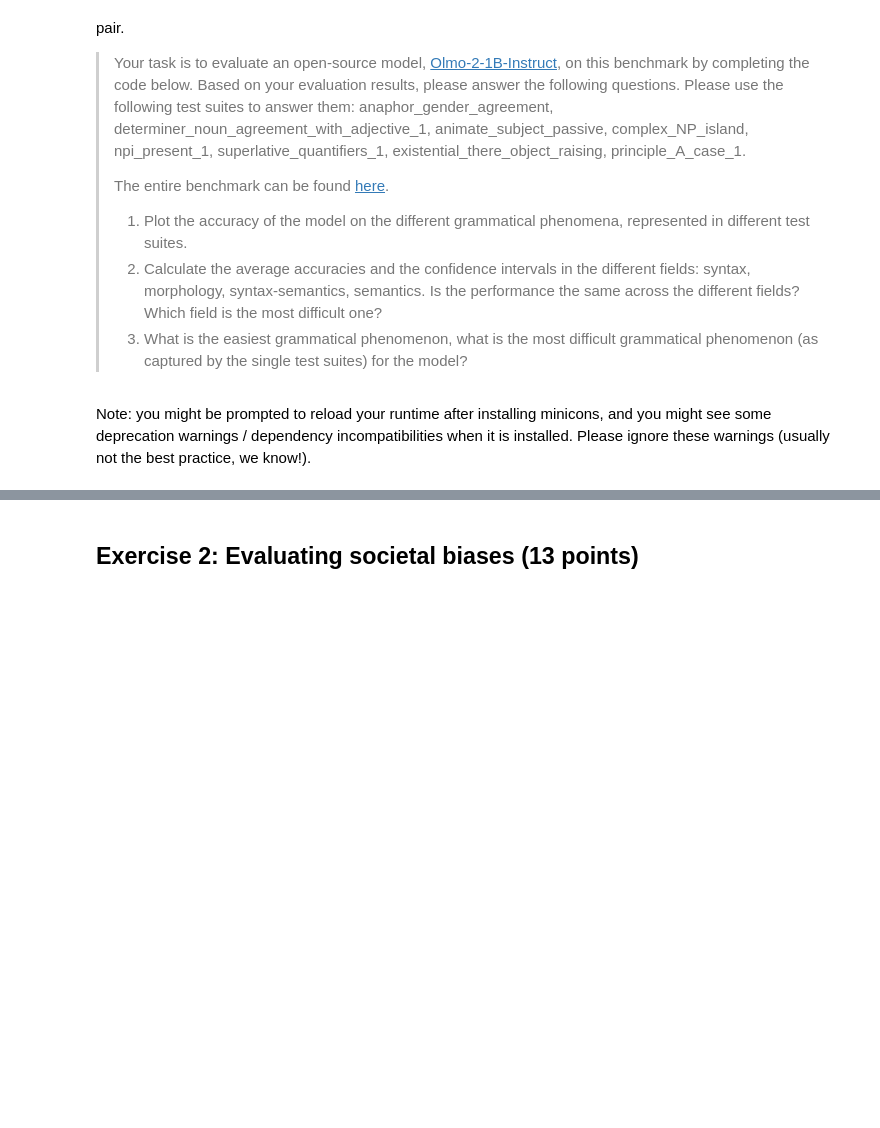
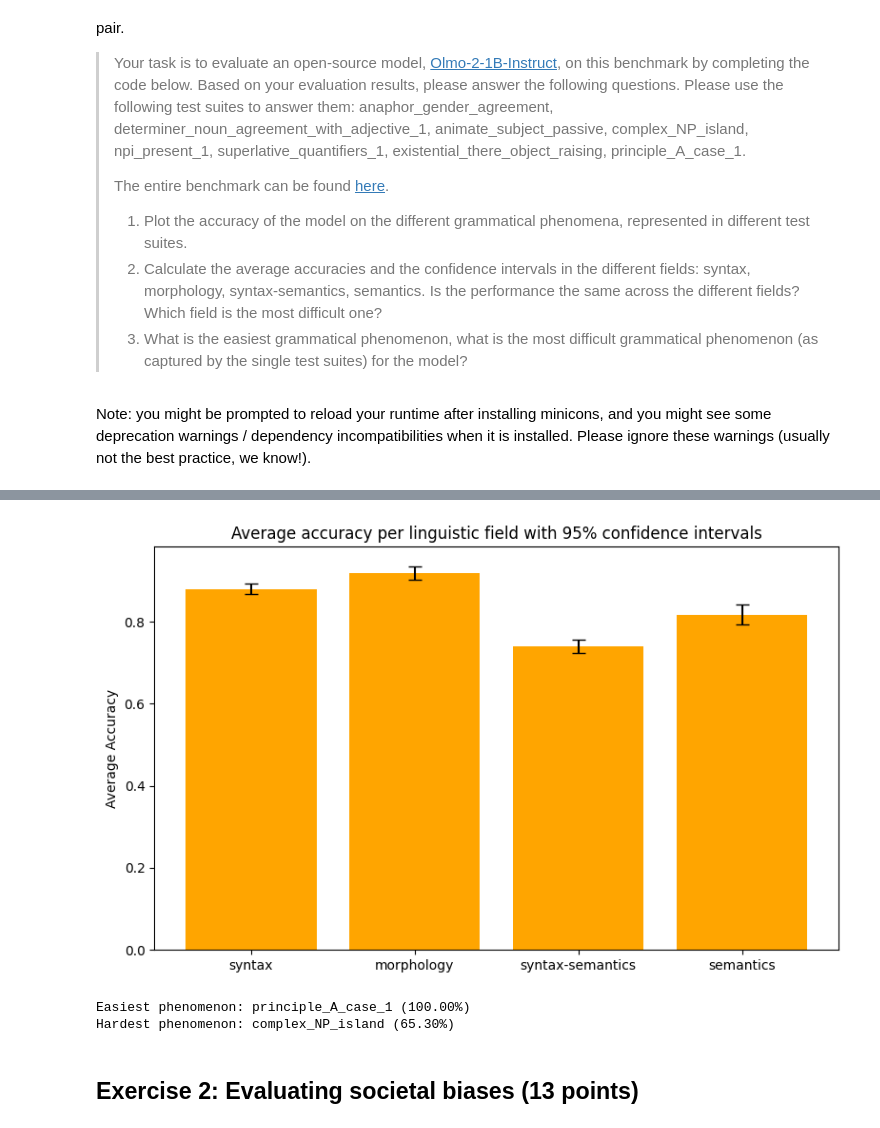
Before and after one commit to Siri-cod/LLMcourse, a Jupyter notebook: homework/04_evaluation.ipynb, the cells around one changed output, grey strips where cells are left out. Cells and saved outputs as stored; diff of their text form; code cells hidden in the pictures; blank space fills up the shorter version.

```diff
--- a/homework/04_evaluation.ipynb
+++ b/homework/04_evaluation.ipynb
@@ -81,3 +191,41 @@ for item in dataset["train"]:
+# %%
+# calculate the performance as described above by category and plot the results in a bar plot with CIs
+### YOUR CODE HERE ###
+import scipy.stats as stats
+
+avg_accs = {}
+cis = {}
+
+for cat, outcomes in category_results.items():
+    acc = np.mean(outcomes)
+    avg_accs[cat] = acc
+    ci = stats.t.interval(
+        0.95,
+        len(outcomes)-1,
+        loc=acc,
+        scale=stats.sem(outcomes)
+    )
+    cis[cat] = ci
+
+# plot bar plot with confidence intervals
+plt.figure(figsize=(8, 5))
+plt.bar(avg_accs.keys(), avg_accs.values(), yerr=[(top - avg_accs[k]) for k, (bot, top) in cis.items()], capsize=5, color="orange")
+plt.ylabel("Average Accuracy")
+plt.title("Average accuracy per linguistic field with 95% confidence intervals")
+plt.tight_layout()
+plt.show()
+# %% [output]
+[figure, added]
+# %%
+# identify easiest and hardest test suites
+easiest = max(results, key=results.get)
+hardest = min(results, key=results.get)
+
+print(f"Easiest phenomenon: {easiest} ({results[easiest]:.2%})")
+print(f"Hardest phenomenon: {hardest} ({results[hardest]:.2%})")
+# %% [output]
+Easiest phenomenon: principle_A_case_1 (100.00%)
+Hardest phenomenon: complex_NP_island (65.30%)
 # %% [markdown]
 ## Exercise 2: Evaluating societal biases (13 points)
 # %% [markdown]
```
Also changed, not shown: parts of 6 cells of this notebook.
